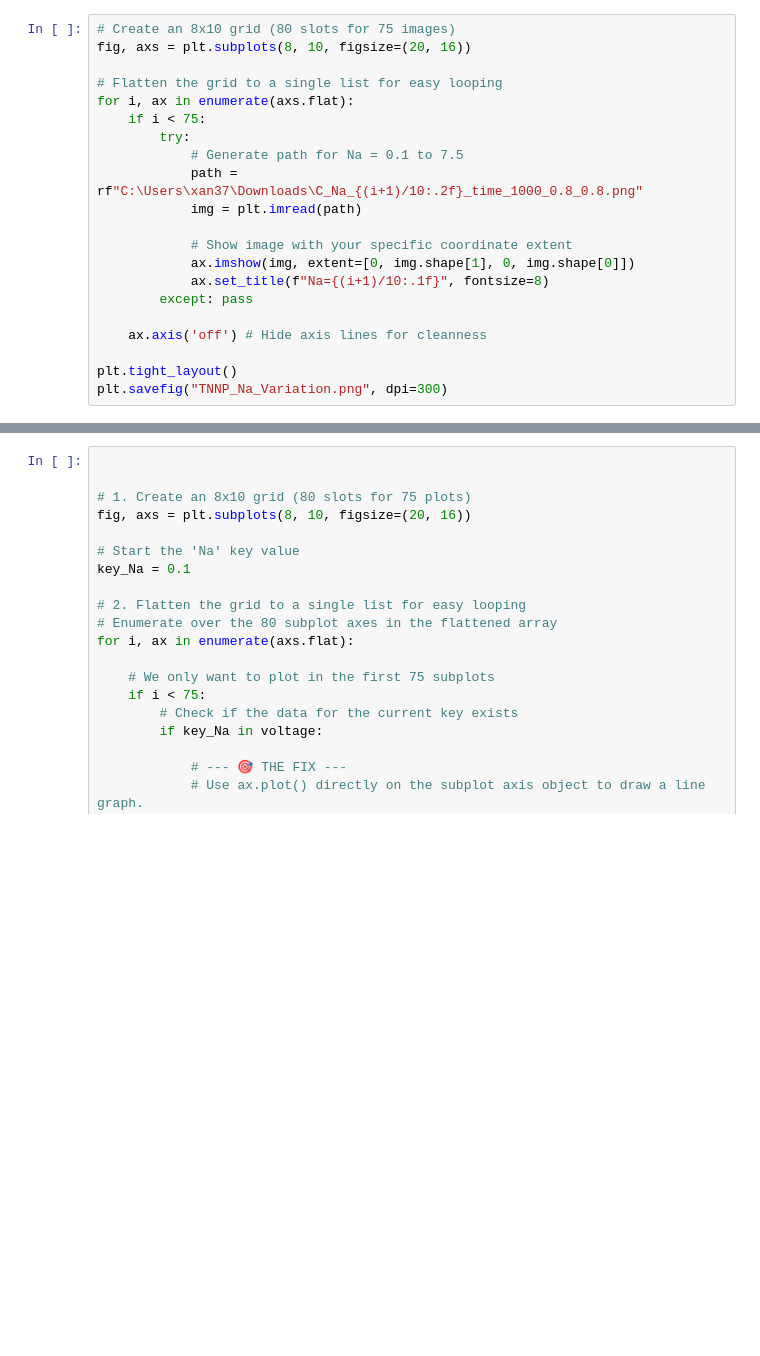
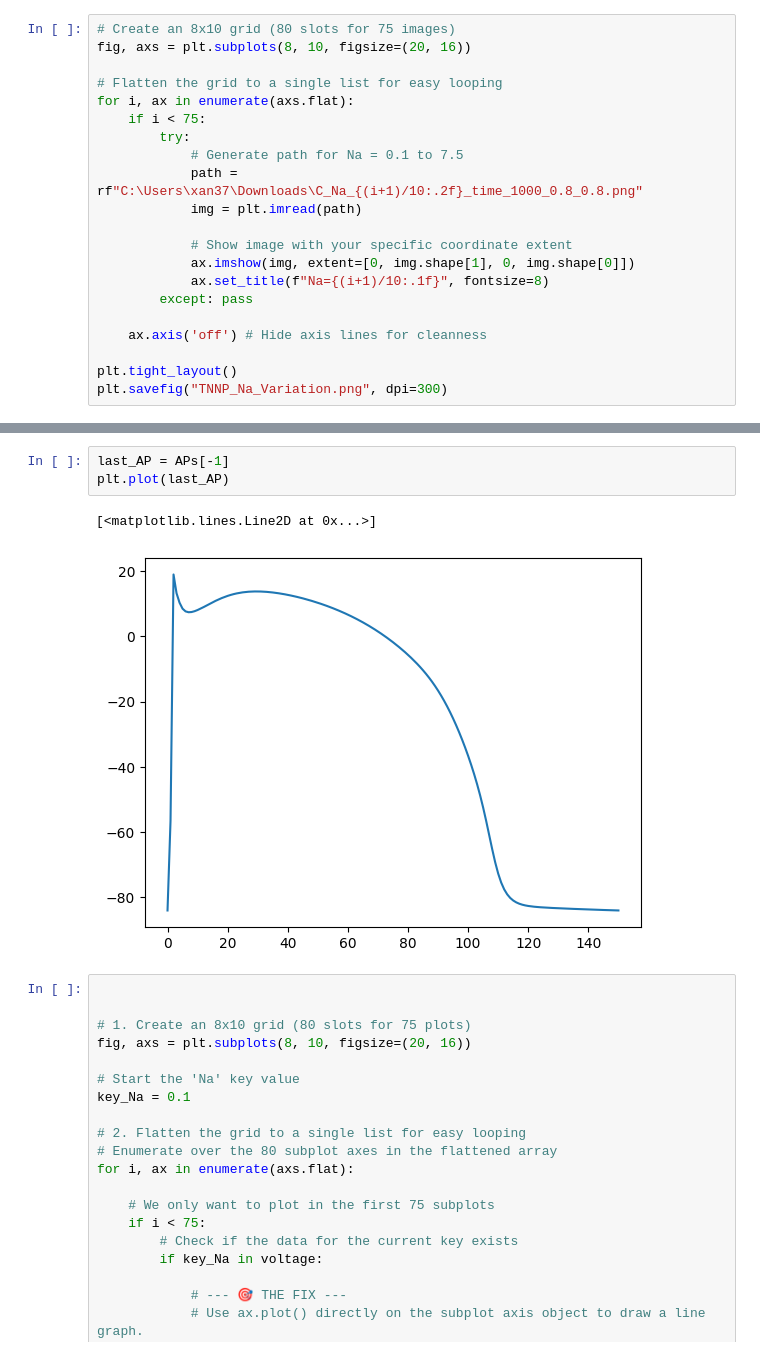
Before and after one commit to William-XiaodongAn/ovvr-sensitivity-analysis, a Jupyter notebook: TNNP_Na.ipynb, the cells around one changed output, grey strips where cells are left out. Drawn from its saved outputs; the diff is of its cells as text; blank space fills up the shorter version.

```diff
--- a/TNNP_Na.ipynb
+++ b/TNNP_Na.ipynb
@@ -115,3 +118,9 @@ plt.plot(voltage[7.5])
+# %%
+last_AP = APs[-1]
+plt.plot(last_AP)
+# %% [output]
+[<matplotlib.lines.Line2D at 0x...>]
+[figure, added]
 # %%
 
 
```
Also changed, not shown: parts of 3 cells of this notebook.
